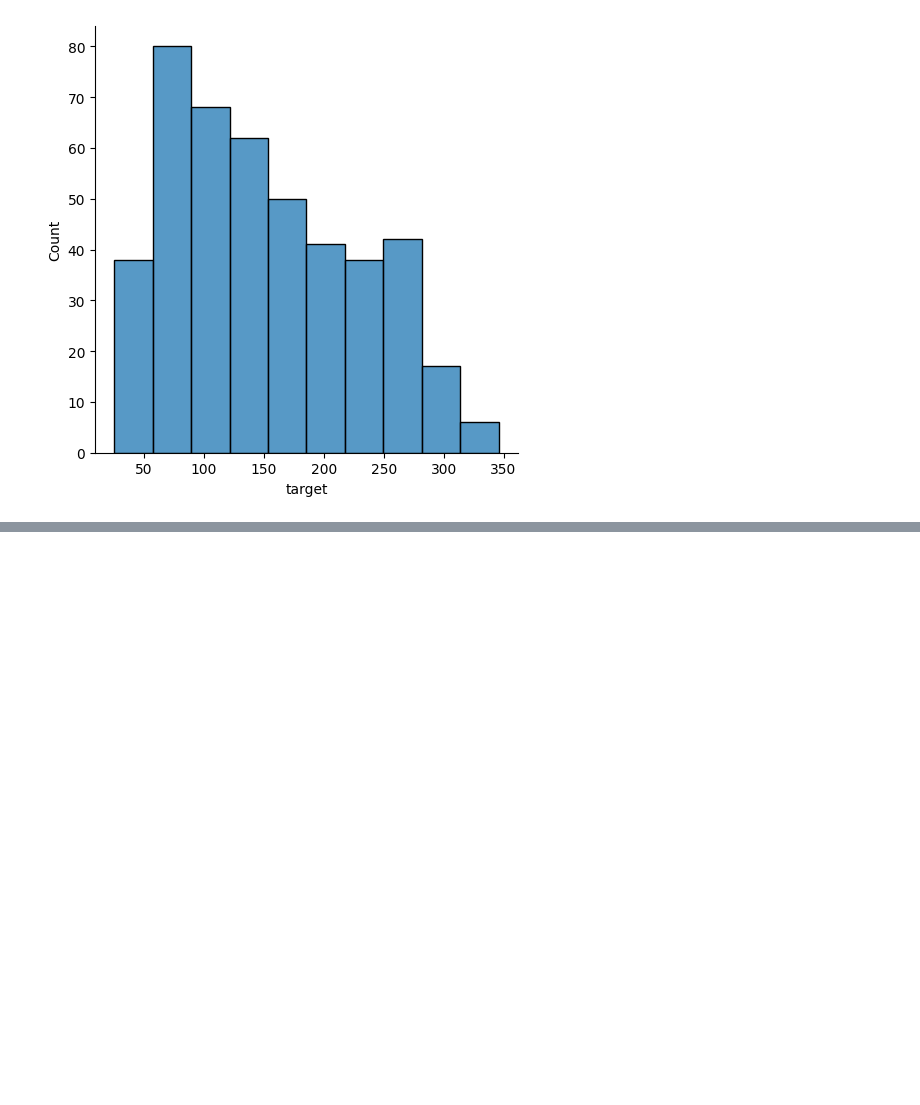
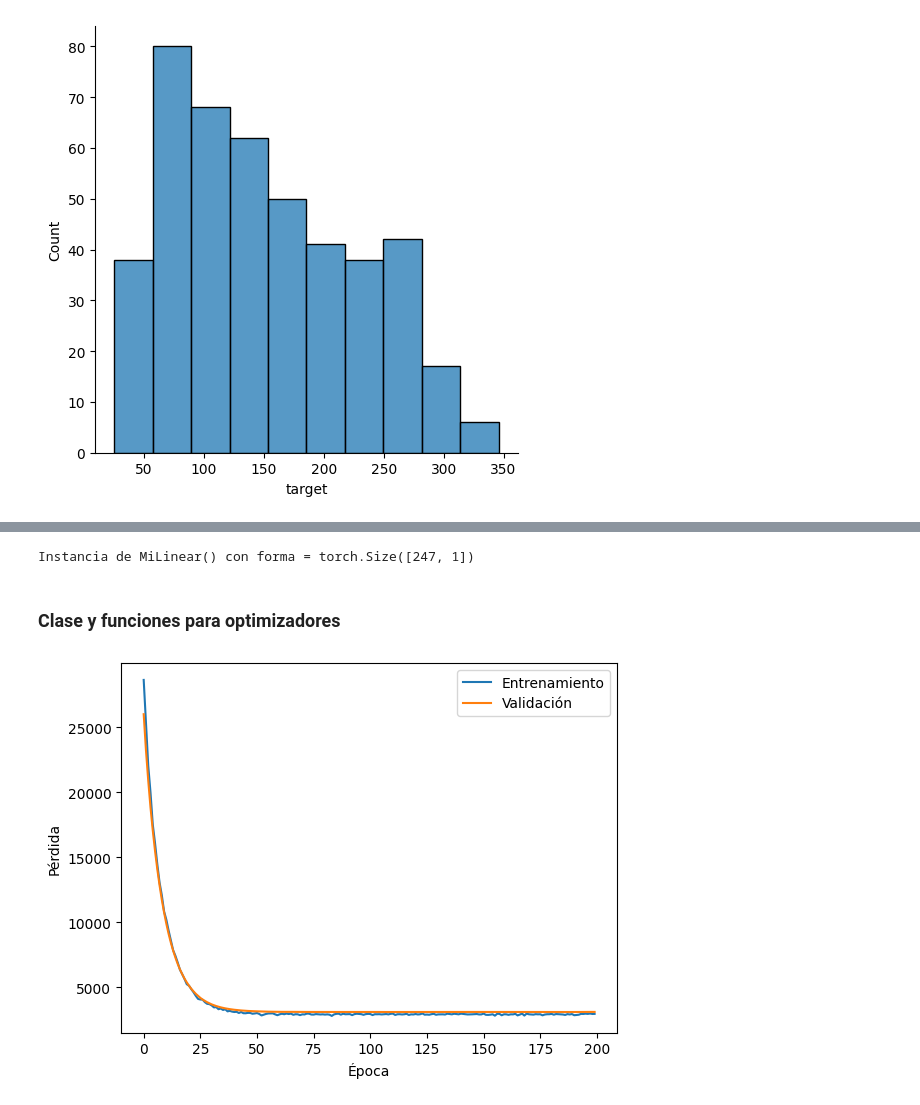
Before and after one commit to Qweryedu/Aprendizaje-Profundo, a Jupyter notebook: Tarea01/Ejercicio3.ipynb, the cells around one changed output, grey strips where cells are left out. Drawn from its saved outputs; the diff is of its cells as text; code cells hidden in the pictures; blank space fills up the shorter version.

```diff
--- a/Tarea01/Ejercicio3.ipynb
+++ b/Tarea01/Ejercicio3.ipynb
@@ -94,0 +119,5 @@ X_prueba = sc.transform(X_prueba)
+# %%
+y_ent = y_ent.reshape((y_ent.shape[0], 1))
+y_val = y_val.reshape((y_val.shape[0], 1))
+y_prueba = y_prueba.reshape((y_prueba.shape[0], 1))
+print(f'Forma de y_ent = {y_ent.shape}, y_val = {y_val.shape} y_prueba = {y_prueba.shape}')
@@ -94,0 +175,9 @@ X_prueba = sc.transform(X_prueba)
+# %%
+milin = MiLinear(X_ent.shape[-1], 1)
+milin.to(disp)
+
+print(f'Instancia de {milin} con forma = {milin(X_ent).shape}')
+# %% [output]
+Instancia de MiLinear() con forma = torch.Size([247, 1])
+# %% [markdown]
+### Clase y funciones para optimizadores
@@ -94,0 +200,34 @@ X_prueba = sc.transform(X_prueba)
+# %%
+def entrena(modelo, fp, metrica, opt, entdl, valdl, n_epocas = 100):
+  hist = {'perdida_ent': np.zeros(n_epocas, dtype = np.float32),
+          'perdida_val': np.zeros(n_epocas, dtype = np.float32)}
+  for e in range(n_epocas):
+    # bucle de entrenamiento
+    modelo.train()
+    for lote, (Xlote, ylote) in enumerate(entdl):
+      hist['perdida_ent'][e] += paso_ent(modelo, fp, opt, Xlote, ylote)
+
+    # bucle de evaluación
+    modelo.eval()
+    for (Xlote, ylote) in valdl:
+      with th.no_grad():
+        y_pred = modelo(Xlote)
+        hist['perdida_val'][e] += metrica(y_pred, ylote).cpu().numpy()
+
+  return hist
+# %%
+milin = nn.Linear(X_ent.shape[-1], 1)
+milin.to(disp)
+
+ecm = nn.MSELoss()
+opt = SGD(milin.parameters(), lr = 1e-3)
+hist = entrena(milin, ecm, nn.functional.mse_loss, opt, entdl, valdl, n_epocas=200)
+
+plt.plot(hist['perdida_ent'] / len(entdl), label='Entrenamiento')
+plt.plot(hist['perdida_val'] / len(valdl), label='Validación')
+plt.xlabel('Época')
+plt.ylabel('Pérdida')
+plt.legend()
+plt.show()
+# %% [output]
+[figure, added]
```
Also changed, not shown: parts of 30 cells of this notebook, 1 other file.
